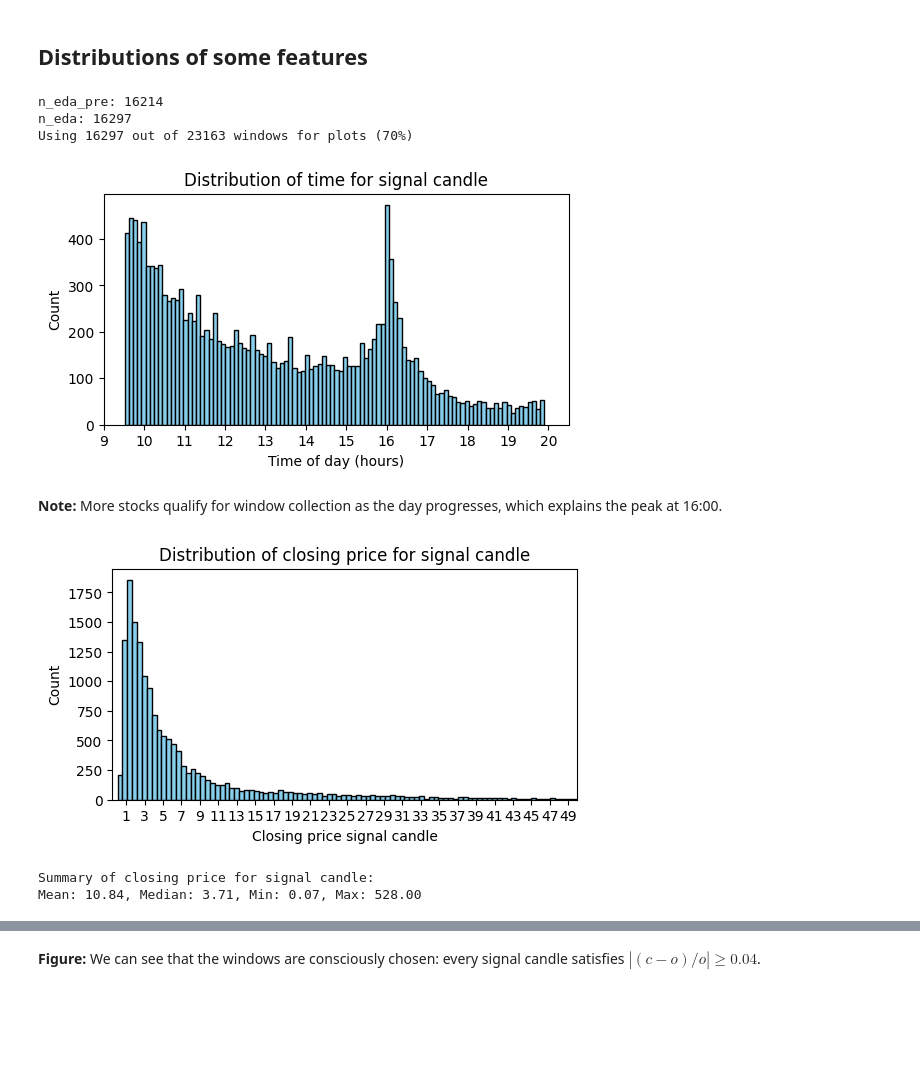
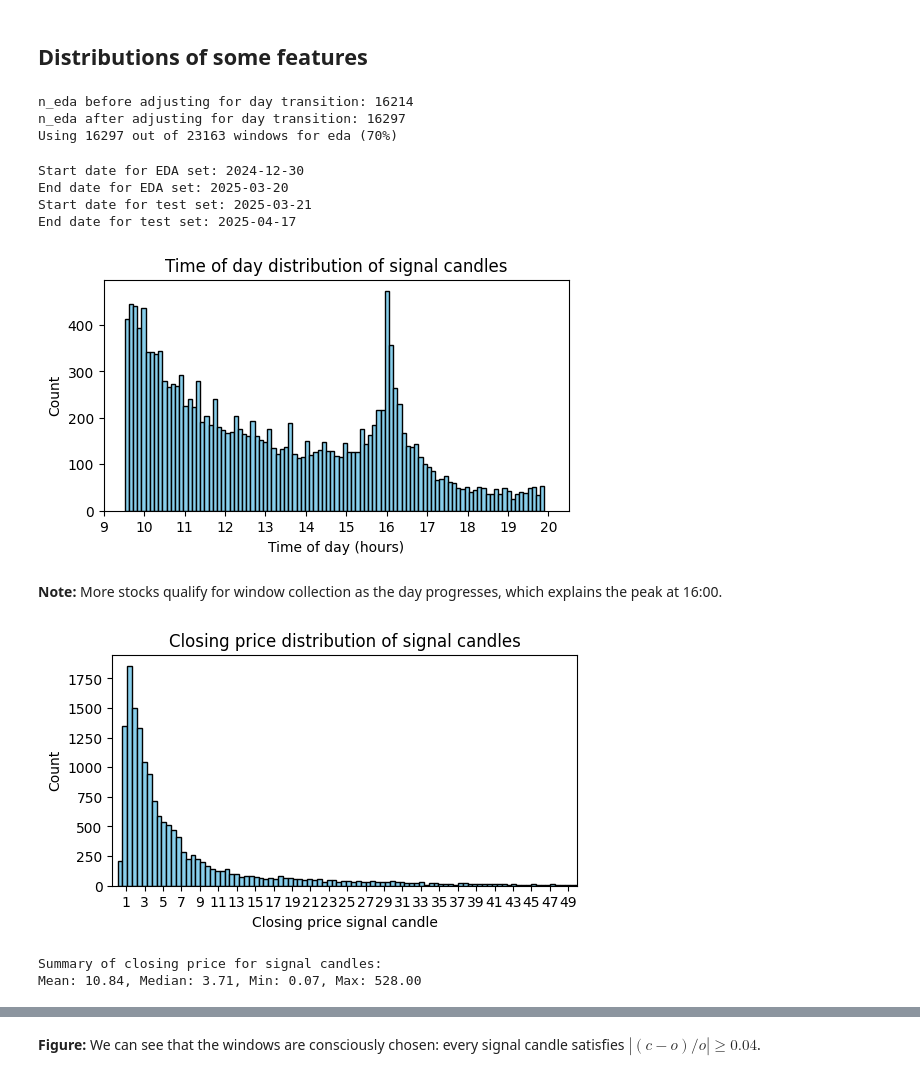
Before and after one commit to ladih/Candlestick-windows, a Jupyter notebook: candlewindows.ipynb, the cells around one changed output, grey strips where cells are left out. Cells and saved outputs as stored; diff of their text form; code cells hidden in the pictures; blank space fills up the shorter version.

```diff
--- a/candlewindows.ipynb
+++ b/candlewindows.ipynb
@@ -165,8 +165,8 @@ print(f"{sum(not_monotonic_time)} windows have incorrect time order")
 # Sort windows based on time of signal candle
 windows.sort(key=lambda w: w['t'].iloc[I_SIGNAL_CANDLE])
 # %%
-# Using first eda_frac to plot features, avoiding test data.
-# Assuming >= eda_frac is used for train set later.
+# Use first eda_frac to plot features, avoiding test data.
+# Will most likely use same fraction for train set later.
 eda_frac = 0.7
 n_eda_pre = int(len(windows) * eda_frac)
 
@@ -180,19 +180,30 @@ for w_df in windows[n_eda:]:
     else:
         n_eda += 1
 
-windows_eda = [w.copy() for w in windows[:n_eda]]
+windows_eda = windows[:n_eda]
+windows_test = windows[n_eda:]
 
-print(f'n_eda_pre: {n_eda_pre}')
-print(f'n_eda: {n_eda}')
-print(f"Using {len(windows_eda)} out of {len(windows)} windows for plots ({eda_frac*100:.0f}%)")
+print(f'n_eda before adjusting for day transition: {n_eda_pre}')
+print(f'n_eda after adjusting for day transition: {n_eda}')
+print(f"Using {len(windows_eda)} out of {len(windows)} windows for eda ({eda_frac*100:.0f}%)")
 # %% [output]
-n_eda_pre: 16214
-n_eda: 16297
-Using 16297 out of 23163 windows for plots (70%)
+n_eda before adjusting for day transition: 16214
+n_eda after adjusting for day transition: 16297
+Using 16297 out of 23163 windows for eda (70%)
+# %%
+print("Start date for EDA set:", windows_eda[0]['t'].dt.date.iloc[I_SIGNAL_CANDLE])
+print("End date for EDA set:", windows_eda[-1]['t'].dt.date.iloc[I_SIGNAL_CANDLE])
+print("Start date for test set:", windows_test[0]['t'].dt.date.iloc[I_SIGNAL_CANDLE])
+print("End date for test set:", windows_test[-1]['t'].dt.date.iloc[I_SIGNAL_CANDLE])
+# %% [output]
+Start date for EDA set: 2024-12-30
+End date for EDA set: 2025-03-20
+Start date for test set: 2025-03-21
+End date for test set: 2025-04-17
 # %%
 import matplotlib.pyplot as plt
 # %%
-# Distribution of the time of day of signal candles
+# Time of day distribution of signal candles
 times_signal_h = []
 for w_df in windows_eda:
     time_signal_h = w_df['t'][I_SIGNAL_CANDLE]
@@ -203,11 +214,11 @@ plt.figure(figsize=(6,3))
 plt.hist(times_signal_h, bins=100, color='skyblue', edgecolor='black')
 plt.xlabel('Time of day (hours)')
 plt.ylabel('Count')
-plt.title('Distribution of time for signal candle')
+plt.title('Time of day distribution of signal candles')
 plt.xticks(range(8, 22, 1))
 plt.xlim(9, 20.5)
 plt.show()
 # %% [output]
-[figure, old version]
+[figure, new version]
 # %% [markdown]
 **Note:** More stocks qualify for window collection as the day progresses, which explains the peak at 16:00.
@@ -217,22 +225,24 @@ price_signals = np.array([w_df['c'].values[I_SIGNAL_CANDLE] for w_df in windows_
-# %%
-plt.figure(figsize=(6,3))
-plt.hist(price_signals, bins=1000, color='skyblue', edgecolor='black')
-plt.xlabel('Closing price signal candle')
-plt.ylabel('Count')
-plt.title(f'Distribution of closing price for signal candle')
-plt.xticks(range(1, 50, 2))
-plt.xlim(-0.5, 50)
-plt.show()
-# %% [output]
-[figure, removed]
+# %%
+# Closing price distribution of signal candles
+price_signals = np.array([w_df['c'].values[I_SIGNAL_CANDLE] for w_df in windows_eda])
+plt.figure(figsize=(6,3))
+plt.hist(price_signals, bins=1000, color='skyblue', edgecolor='black')
+plt.xlabel('Closing price signal candle')
+plt.ylabel('Count')
+plt.title(f'Closing price distribution of signal candles')
+plt.xticks(range(1, 50, 2))
+plt.xlim(-0.5, 50)
+plt.show()
+# %% [output]
+[figure, added]
 # %%
 mean_price_signals = np.mean(price_signals)
 median = np.median(price_signals)
 Min = np.min(price_signals)
 Max = np.max(price_signals)
-print(f"Summary of closing price for signal candle:")
+print(f"Summary of closing price for signal candles:")
 print(f"Mean: {mean_price_signals:.2f}, Median: {median:.2f}, Min: {Min:.2f}, Max: {Max:.2f}")
 # %% [output]
-Summary of closing price for signal candle:
+Summary of closing price for signal candles:
 Mean: 10.84, Median: 3.71, Min: 0.07, Max: 528.00
 # %%
```
Also changed, not shown: parts of 54 cells of this notebook.
